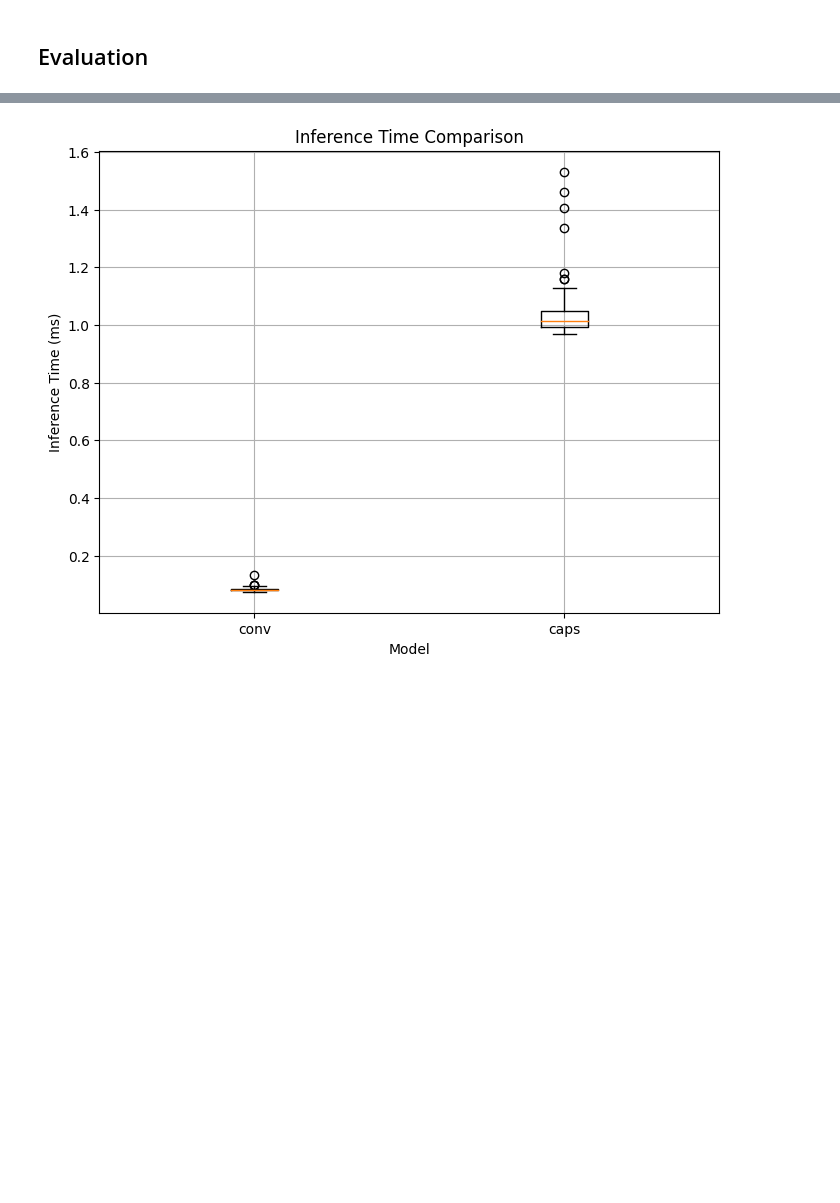
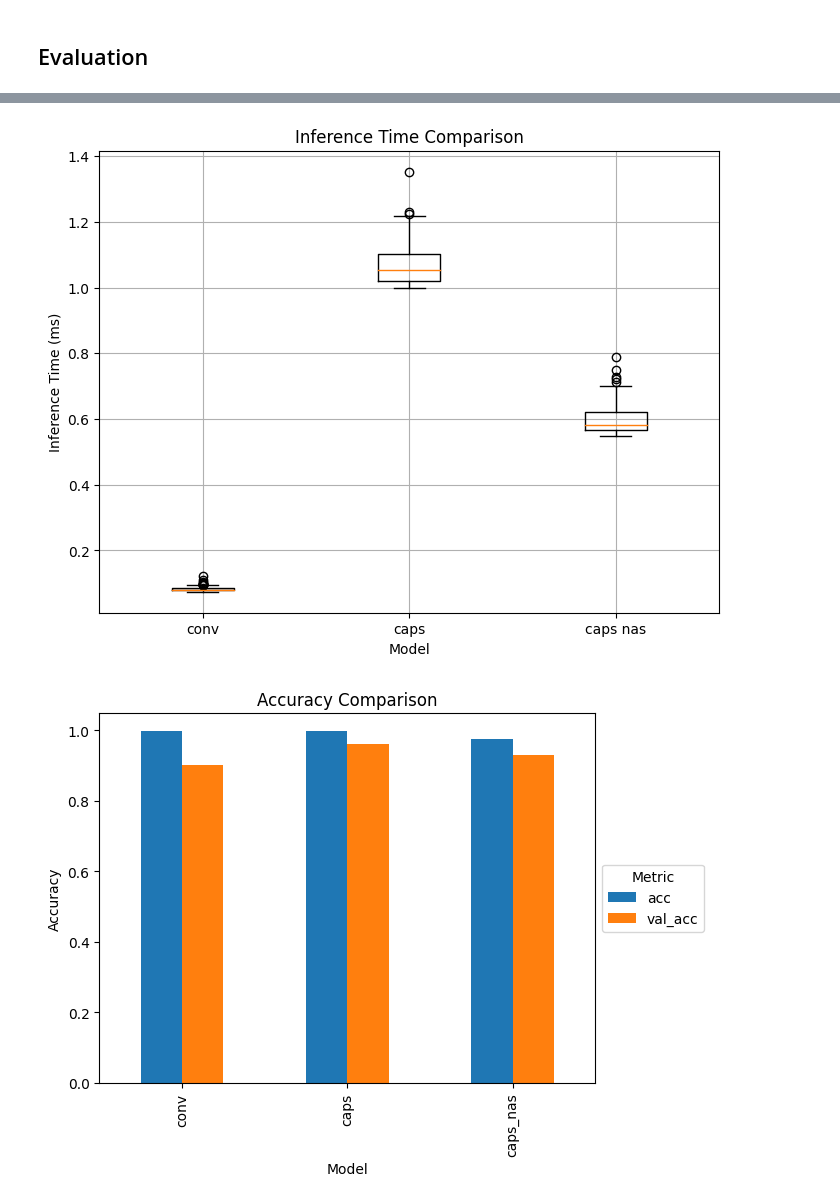
Before and after one commit to MathieuCherpitel/Fast-CapsNets, a Jupyter notebook: notebooks/baseline.ipynb, the cells around one changed output, grey strips where cells are left out. Drawn from its saved outputs; the diff is of its cells as text; code cells hidden in the pictures; blank space fills up the shorter version.

```diff
--- a/notebooks/baseline.ipynb
+++ b/notebooks/baseline.ipynb
@@ -147,7 +254,8 @@ for i in range(n_rounds):
 # %%
 df = pd.DataFrame({
     "conv": conv_inv_time,
-    "caps": caps_inv_time
+    "caps": caps_inv_time,
+    "caps nas": caps_nas_inv_time
 })
 plt.figure(figsize=(8, 6))
 plt.boxplot(df.values, labels=df.columns)
@@ -157,4 +265,20 @@ plt.ylabel('Inference Time (ms)')
 plt.grid(True)
 plt.show()
 # %% [output]
-[figure, old version]
+[figure, new version]
+# %%
+df = pd.DataFrame({
+    'conv': {'acc': history.history['accuracy'][-1], 'val_acc': history.history['val_accuracy'][-1]},
+    'caps': {'acc': caps_model.training_metrics['accuracy'][-1], 'val_acc': caps_model.training_metrics['val_accuracy'][-1]},
+    'caps_nas': {'acc': caps_model_nas.training_metrics['accuracy'][-1], 'val_acc': caps_model_nas.training_metrics['val_accuracy'][-1]},
+})
+
+df = df.T
+df.plot(kind='bar')
+plt.xlabel('Model')
+plt.ylabel('Accuracy')
+plt.title('Accuracy Comparison')
+plt.legend(title='Metric', loc='center left', bbox_to_anchor=(1, 0.5))
+plt.show()
+# %% [output]
+[figure, added]
```
Also changed, not shown: parts of 8 cells of this notebook, 16 other files.
